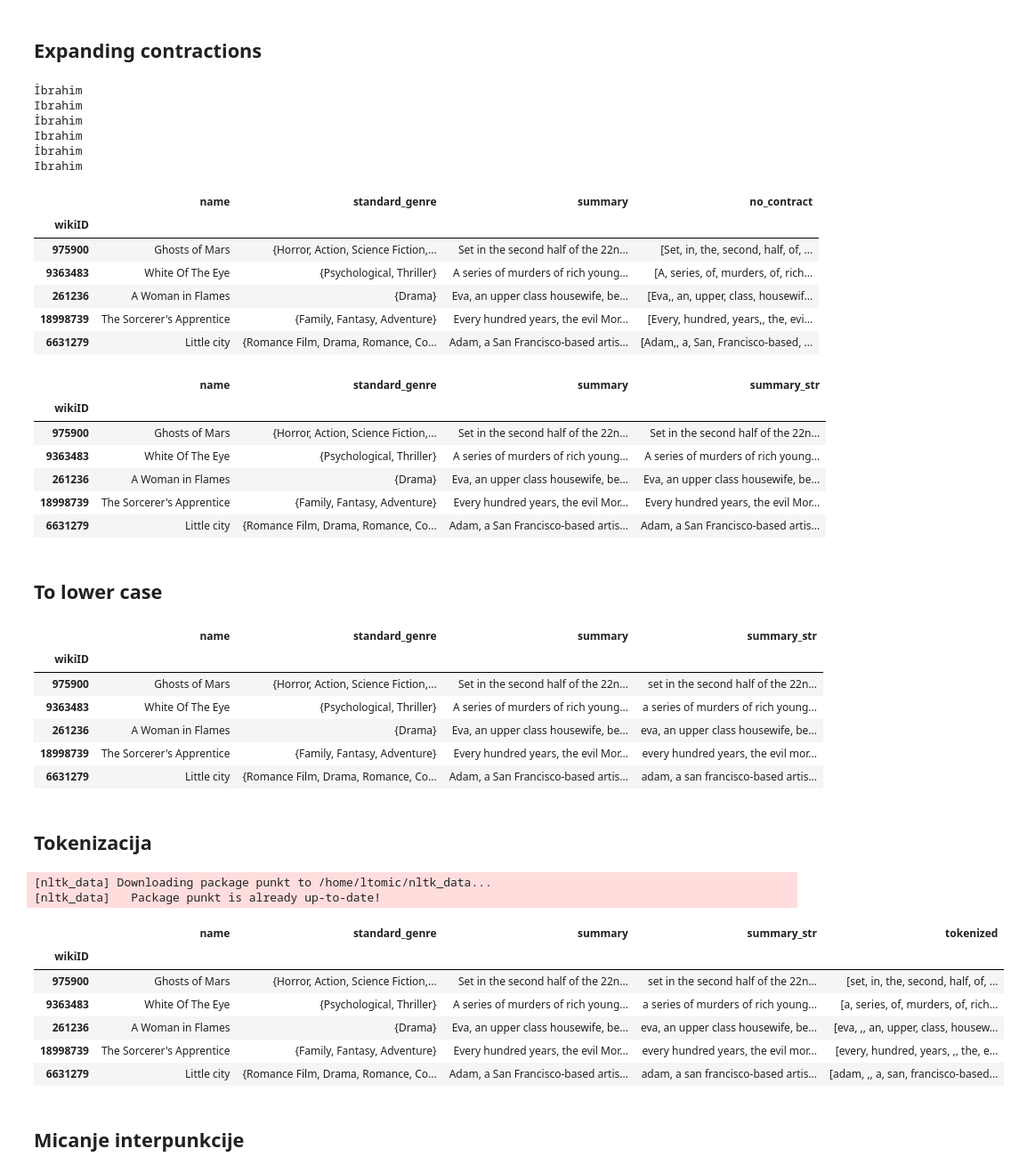
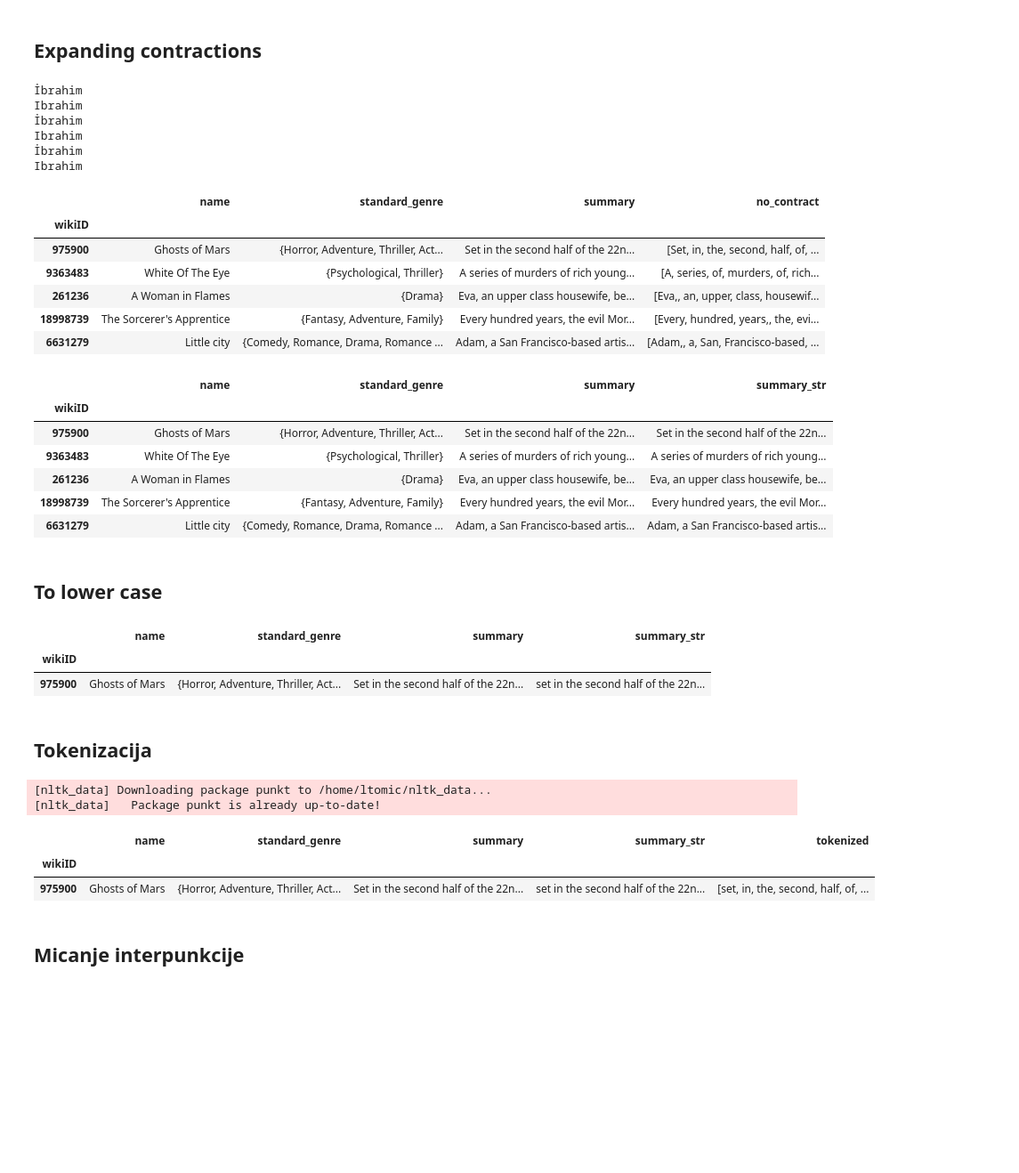
Before and after one commit to stjepanp/Strojno-Jataci, a Jupyter notebook: Plot summaries exploration.ipynb, the cells around one changed output. Shown at 89% size. Drawn from its saved outputs; the diff is of its cells as text; code cells hidden in the pictures; blank space fills up the shorter version.

```diff
--- a/Plot summaries exploration.ipynb
+++ b/Plot summaries exploration.ipynb
@@ -44,4 +44,4 @@ import numpy as np
 import matplotlib.pyplot as plt
 %matplotlib inline
 
-data = pd.read_pickle('data.pkl')
+data = pd.read_pickle('movie_metadata.pkl')
@@ -145,14 +143,12 @@ Ibrahim
 Ibrahim
 |  | name | standard_genre | summary | no_contract |
 | wikiID |  |  |  |  |
-| 975900 | Ghosts of Mars | {Horror, Action, Science Fiction,... | Set in the second half of the 22n... | [Set, in, the, second, half, of, ... |
+| 975900 | Ghosts of Mars | {Horror, Adventure, Thriller, Act... | Set in the second half of the 22n... | [Set, in, the, second, half, of, ... |
 | 9363483 | White Of The Eye | {Psychological, Thriller} | A series of murders of rich young... | [A, series, of, murders, of, rich... |
 | 261236 | A Woman in Flames | {Drama} | Eva, an upper class housewife, be... | [Eva,, an, upper, class, housewif... |
-| 18998739 | The Sorcerer's Apprentice | {Family, Fantasy, Adventure} | Every hundred years, the evil Mor... | [Every, hundred, years,, the, evi... |
-| 6631279 | Little city | {Romance Film, Drama, Romance, Co... | Adam, a San Francisco-based artis... | [Adam,, a, San, Francisco-based, ... |
+| 18998739 | The Sorcerer's Apprentice | {Fantasy, Adventure, Family} | Every hundred years, the evil Mor... | [Every, hundred, years,, the, evi... |
+| 6631279 | Little city | {Comedy, Romance, Drama, Romance ... | Adam, a San Francisco-based artis... | [Adam,, a, San, Francisco-based, ... |
 # %%
-data = data
-
 pd.set_option('display.max_colwidth', 1000)
 data['summary_str'] = [' '.join(map(str, word)) for word in data['no_contract']]
 
@@ -162,46 +158,38 @@ data.head()
 # %% [output]
 |  | name | standard_genre | summary | summary_str |
 | wikiID |  |  |  |  |
-| 975900 | Ghosts of Mars | {Horror, Action, Science Fiction,... | Set in the second half of the 22n... | Set in the second half of the 22n... |
+| 975900 | Ghosts of Mars | {Horror, Adventure, Thriller, Act... | Set in the second half of the 22n... | Set in the second half of the 22n... |
 | 9363483 | White Of The Eye | {Psychological, Thriller} | A series of murders of rich young... | A series of murders of rich young... |
 | 261236 | A Woman in Flames | {Drama} | Eva, an upper class housewife, be... | Eva, an upper class housewife, be... |
-| 18998739 | The Sorcerer's Apprentice | {Family, Fantasy, Adventure} | Every hundred years, the evil Mor... | Every hundred years, the evil Mor... |
-| 6631279 | Little city | {Romance Film, Drama, Romance, Co... | Adam, a San Francisco-based artis... | Adam, a San Francisco-based artis... |
+| 18998739 | The Sorcerer's Apprentice | {Fantasy, Adventure, Family} | Every hundred years, the evil Mor... | Every hundred years, the evil Mor... |
+| 6631279 | Little city | {Comedy, Romance, Drama, Romance ... | Adam, a San Francisco-based artis... | Adam, a San Francisco-based artis... |
 # %% [markdown]
 ## To lower case
 # %%
 data['summary_str'] = data['summary_str'].str.lower()
 
-data.head()
+data.head()[:1]
 # %% [output]
 |  | name | standard_genre | summary | summary_str |
 | wikiID |  |  |  |  |
-| 975900 | Ghosts of Mars | {Horror, Action, Science Fiction,... | Set in the second half of the 22n... | set in the second half of the 22n... |
-| 9363483 | White Of The Eye | {Psychological, Thriller} | A series of murders of rich young... | a series of murders of rich young... |
-| 261236 | A Woman in Flames | {Drama} | Eva, an upper class housewife, be... | eva, an upper class housewife, be... |
-| 18998739 | The Sorcerer's Apprentice | {Family, Fantasy, Adventure} | Every hundred years, the evil Mor... | every hundred years, the evil mor... |
-| 6631279 | Little city | {Romance Film, Drama, Romance, Co... | Adam, a San Francisco-based artis... | adam, a san francisco-based artis... |
+| 975900 | Ghosts of Mars | {Horror, Adventure, Thriller, Act... | Set in the second half of the 22n... | set in the second half of the 22n... |
 # %% [markdown]
 ## Tokenizacija
 # %%
 import nltk
 from nltk.tokenize import word_tokenize
 
 nltk.download('punkt')
 
 data['tokenized'] = data['summary_str'].apply(word_tokenize)
 
-data.head()
+data.head()[:1]
 # %% [output]
 [nltk_data] Downloading package punkt to /home/ltomic/nltk_data...
 [nltk_data]   Package punkt is already up-to-date!
 |  | name | standard_genre | summary | summary_str | tokenized |
 | wikiID |  |  |  |  |  |
-| 975900 | Ghosts of Mars | {Horror, Action, Science Fiction,... | Set in the second half of the 22n... | set in the second half of the 22n... | [set, in, the, second, half, of, ... |
-| 9363483 | White Of The Eye | {Psychological, Thriller} | A series of murders of rich young... | a series of murders of rich young... | [a, series, of, murders, of, rich... |
-| 261236 | A Woman in Flames | {Drama} | Eva, an upper class housewife, be... | eva, an upper class housewife, be... | [eva, ,, an, upper, class, housew... |
-| 18998739 | The Sorcerer's Apprentice | {Family, Fantasy, Adventure} | Every hundred years, the evil Mor... | every hundred years, the evil mor... | [every, hundred, years, ,, the, e... |
-| 6631279 | Little city | {Romance Film, Drama, Romance, Co... | Adam, a San Francisco-based artis... | adam, a san francisco-based artis... | [adam, ,, a, san, francisco-based... |
+| 975900 | Ghosts of Mars | {Horror, Adventure, Thriller, Act... | Set in the second half of the 22n... | set in the second half of the 22n... | [set, in, the, second, half, of, ... |
 # %% [markdown]
 ## Micanje interpunkcije
 # %%
```
Also changed, not shown: parts of 21 cells of this notebook.
